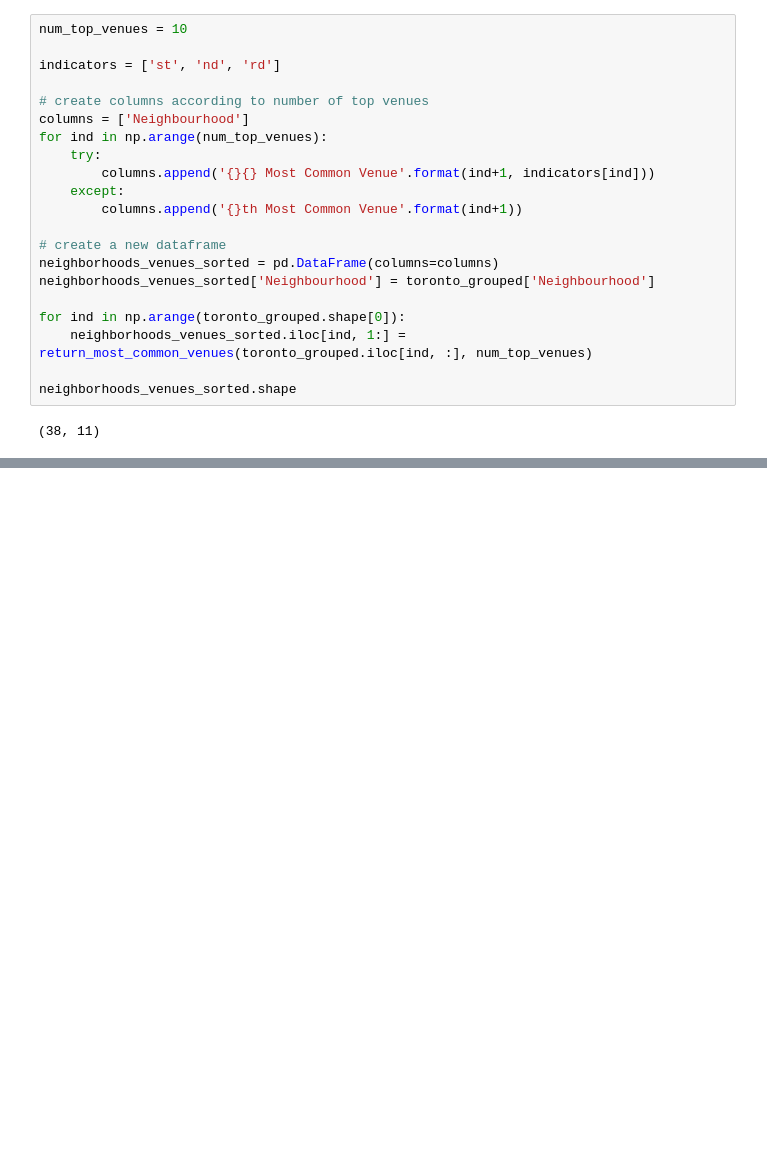
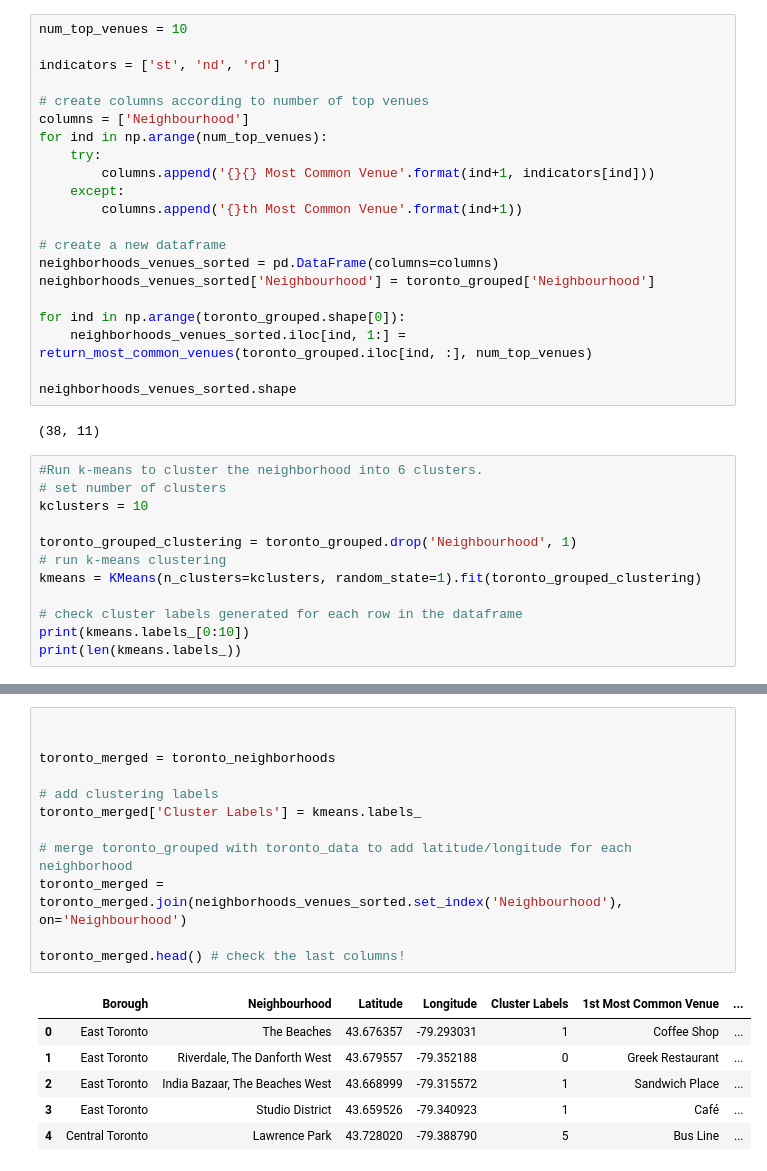
Before and after one commit to FBERTOLINI/CourseraCapstone_FB, a Jupyter notebook: SegAndClustNeigToronto_FB_Coursera_Capstone_DS_2.ipynb, the cells around one changed output, grey strips where cells are left out. Saved outputs shown, nothing was run; the diff lists cells and outputs as text; blank space fills up the shorter version.

```diff
--- a/SegAndClustNeigToronto_FB_Coursera_Capstone_DS_2.ipynb
+++ b/SegAndClustNeigToronto_FB_Coursera_Capstone_DS_2.ipynb
@@ -353,3 +353,15 @@ for ind in np.arange(toronto_grouped.shape[0]):
 neighborhoods_venues_sorted.shape
 # %% [output]
 (38, 11)
+# %%
+#Run k-means to cluster the neighborhood into 6 clusters.
+# set number of clusters
+kclusters = 10
+
+toronto_grouped_clustering = toronto_grouped.drop('Neighbourhood', 1)
+# run k-means clustering
+kmeans = KMeans(n_clusters=kclusters, random_state=1).fit(toronto_grouped_clustering)
+
+# check cluster labels generated for each row in the dataframe
+print(kmeans.labels_[0:10])
+print(len(kmeans.labels_))
@@ -355,0 +380,19 @@ neighborhoods_venues_sorted.shape
+# %%
+
+
+toronto_merged = toronto_neighborhoods
+
+# add clustering labels
+toronto_merged['Cluster Labels'] = kmeans.labels_
+
+# merge toronto_grouped with toronto_data to add latitude/longitude for each neighborhood
+toronto_merged = toronto_merged.join(neighborhoods_venues_sorted.set_index('Neighbourhood'), on='Neighbourhood')
+
+toronto_merged.head() # check the last columns!
+# %% [output]
+|  | Borough | Neighbourhood | Latitude | Longitude | Cluster Labels | 1st Most Common Venue | ... |
+| 0 | East Toronto | The Beaches | 43.676357 | -79.293031 | 1 | Coffee Shop | ... |
+| 1 | East Toronto | Riverdale, The Danforth West | 43.679557 | -79.352188 | 0 | Greek Restaurant | ... |
+| 2 | East Toronto | India Bazaar, The Beaches West | 43.668999 | -79.315572 | 1 | Sandwich Place | ... |
+| 3 | East Toronto | Studio District | 43.659526 | -79.340923 | 1 | Café | ... |
+| 4 | Central Toronto | Lawrence Park | 43.728020 | -79.388790 | 5 | Bus Line | ... |
```
Also changed, not shown: parts of 3 cells of this notebook.
